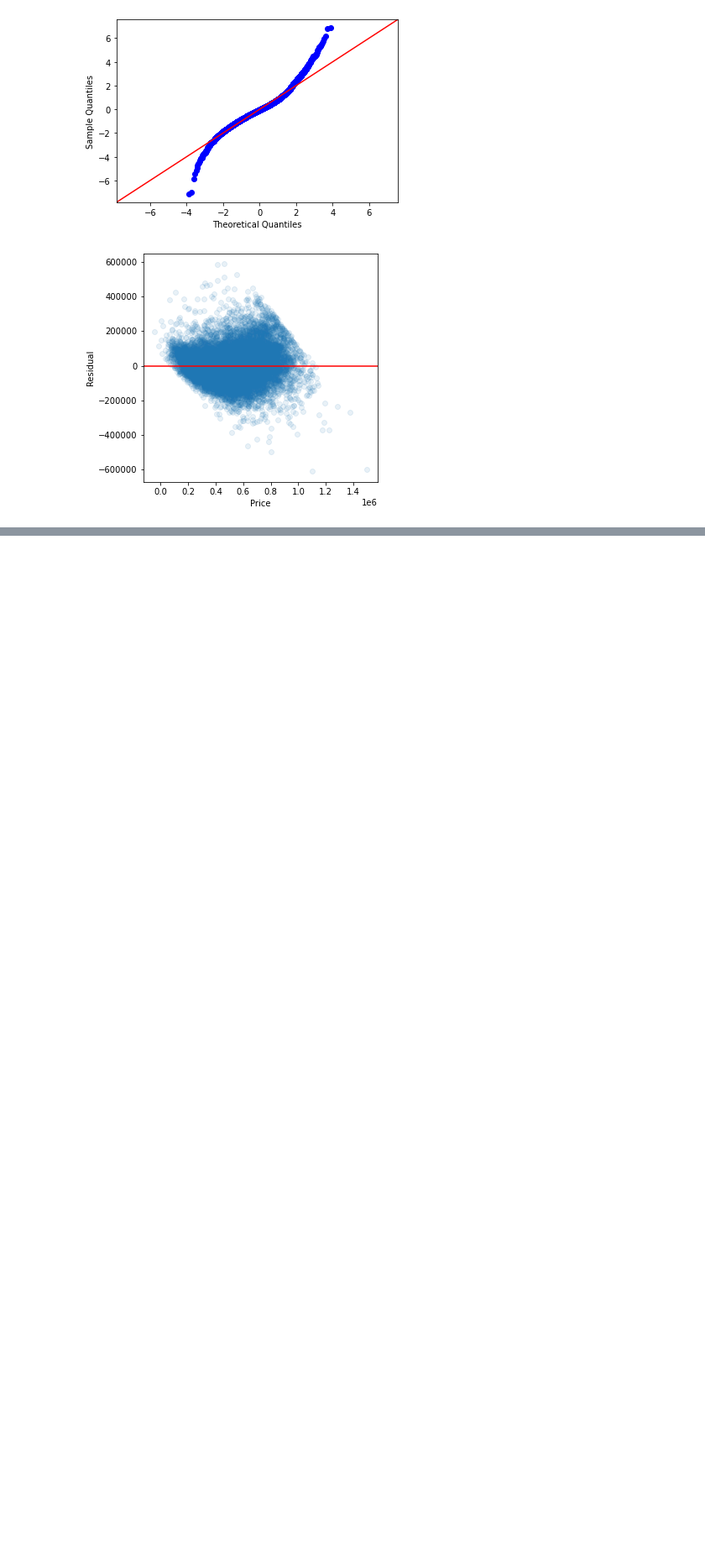
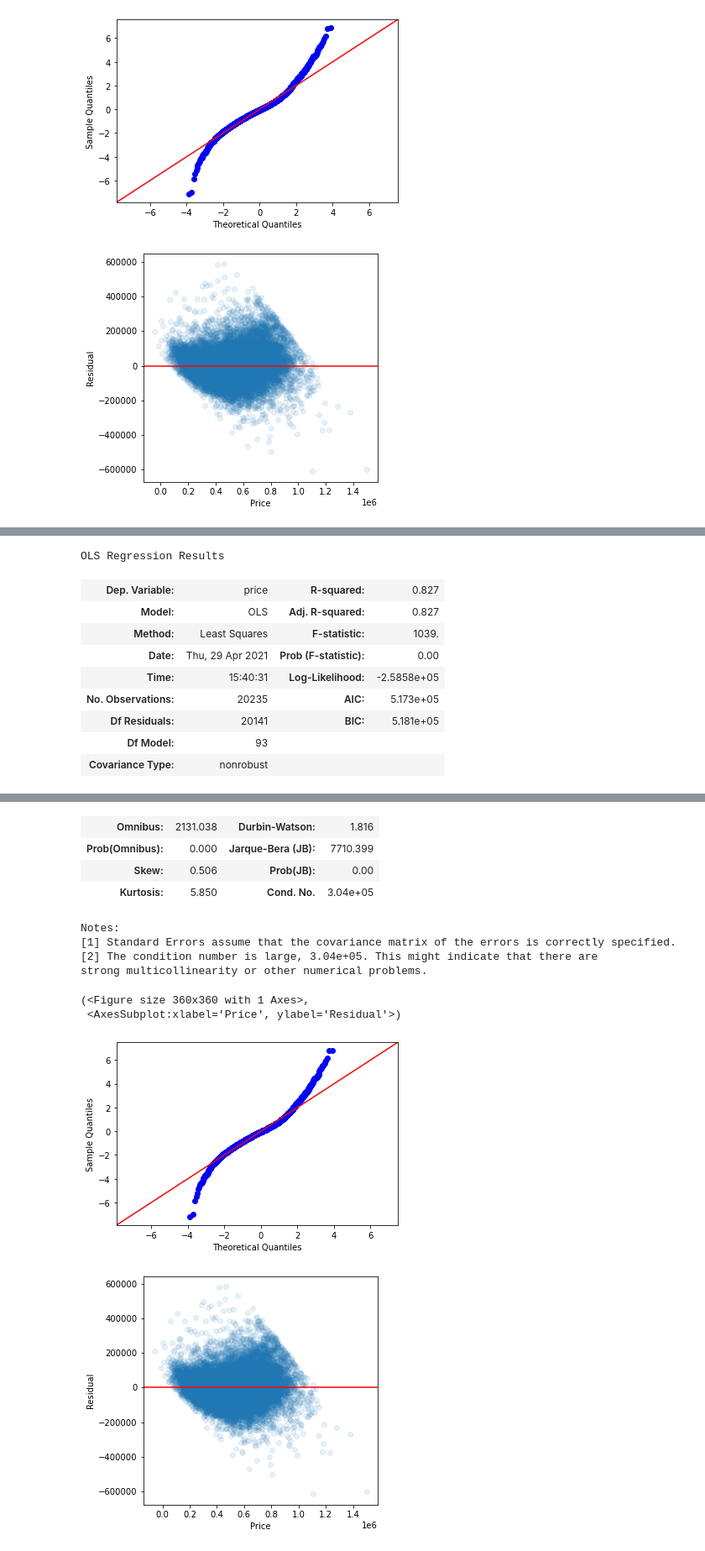
Before and after one commit to kuninethan95/dsc-phase-2-project, a Jupyter notebook: OSEMN ReOrg.ipynb, the cells around one changed output, grey strips where cells are left out. Shown at 84% size. Cells and saved outputs as stored; diff of their text form; code cells hidden in the pictures; blank space fills up the shorter version.

Commit message:
visualizations

```diff
--- a/OSEMN ReOrg.ipynb
+++ b/OSEMN ReOrg.ipynb
@@ -2048,5 +2050,5 @@ OHE variables are interpreted as such: With respect to the intercept, for this s
 # %%
 # Drop non-OHE variables so they are not double counted
 
-cols_to_drop = ['floors', 'zipcode', 'bedrooms']
+cols_to_drop = ['floors', 'zipcode', 'bedrooms', 'condition']
 df_ohe.drop(cols_to_drop, axis=1, inplace=True)
@@ -2144,0 +2181,4 @@ strong multicollinearity problems or that the design matrix is singular.
+# %%
+# Function to adjust floors to their nearest ingeger value
+
+df_iqrp['floors'] = df_iqrp['floors'].map(lambda x: int(x))
@@ -2144,0 +2239,6 @@ strong multicollinearity problems or that the design matrix is singular.
+# %%
+# Use function to re-OHE with new floors values
+
+
+cat_cols = ['floors', 'zipcode', 'bedrooms', 'condition']
+df_ohefloors = onehotencoder(df_iqrp, cat_cols)
@@ -2144,0 +2262,9 @@ strong multicollinearity problems or that the design matrix is singular.
+# %%
+# Create list of columns excluding id, date, and price because that is our target
+# Remove additional indices created by resetting the index
+# Removing lat and long because zipcode acts as the proxy for location
+
+x_targs = df_ohefloors.columns
+x_targs = list(x_targs)
+x_targs = [x for x in x_targs if x not in ('id', 'date', 'price', 'index', 'level_0', 'lat', 'long')]
+x_targs
@@ -2144,0 +2293,14 @@ strong multicollinearity problems or that the design matrix is singular.
+# %%
+model_ohefloors = model_summary(df_ohefloors, x_targs, 'price')
+sked_show(df_ohefloors, x_targs, model_ohefloors)
+# %% [output]
+OLS Regression Results
+| Dep. Variable: | price | R-squared: | 0.827 |
+| Model: | OLS | Adj. R-squared: | 0.827 |
+| Method: | Least Squares | F-statistic: | 1039. |
+| Date: | Thu, 29 Apr 2021 | Prob (F-statistic): | 0.00 |
+| Time: | 15:40:31 | Log-Likelihood: | -2.5858e+05 |
+| No. Observations: | 20235 | AIC: | 5.173e+05 |
+| Df Residuals: | 20141 | BIC: | 5.181e+05 |
+| Df Model: | 93 |  |  |
+| Covariance Type: | nonrobust |  |  |
@@ -2144,0 +2323,12 @@ strong multicollinearity problems or that the design matrix is singular.
+| Omnibus: | 2131.038 | Durbin-Watson: | 1.816 |
+| Prob(Omnibus): | 0.000 | Jarque-Bera (JB): | 7710.399 |
+| Skew: | 0.506 | Prob(JB): | 0.00 |
+| Kurtosis: | 5.850 | Cond. No. | 3.04e+05 |
+Notes:
+[1] Standard Errors assume that the covariance matrix of the errors is correctly specified.
+[2] The condition number is large, 3.04e+05. This might indicate that there are
+strong multicollinearity or other numerical problems.
+(<Figure size 360x360 with 1 Axes>,
+ <AxesSubplot:xlabel='Price', ylabel='Residual'>)
+[figure, added]
+[figure, added]
```
Also changed, not shown: parts of 53 cells of this notebook.
